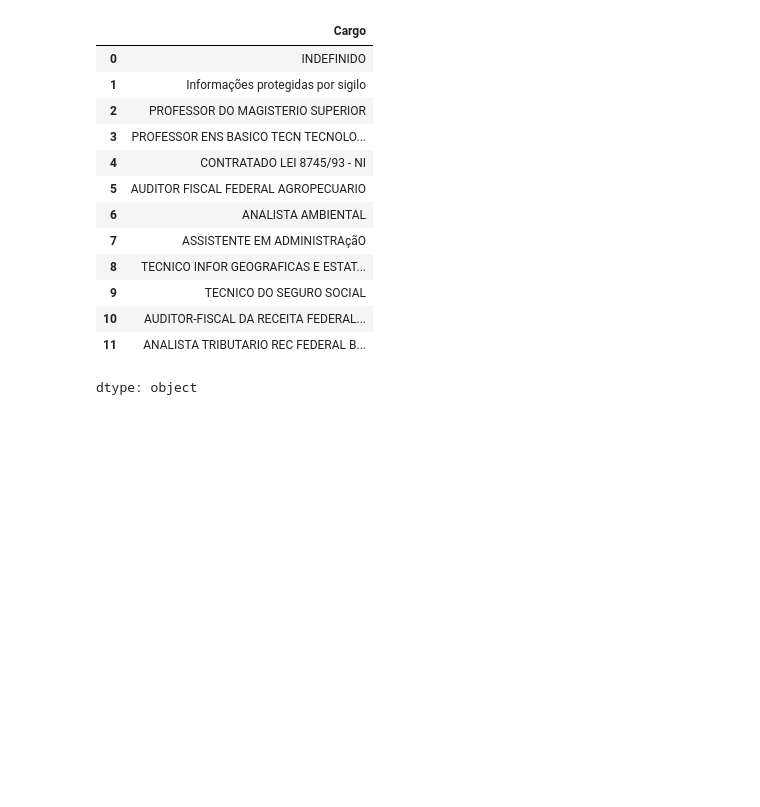
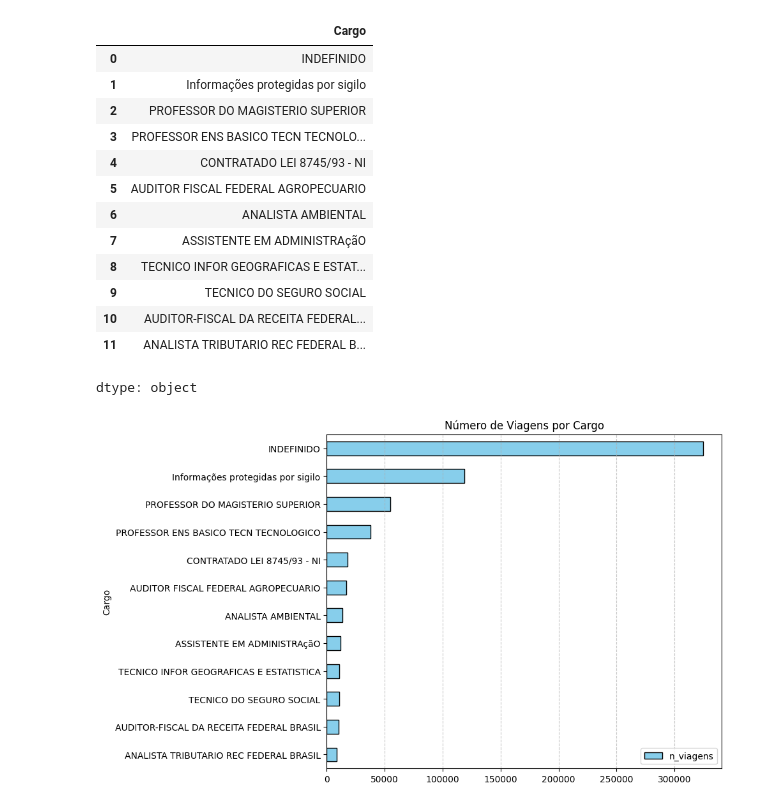
Before and after one commit to GuihJF/python_for_data_analysis, a Jupyter notebook: Data_Test_Python_for_Data.ipynb, the cells around one changed output. Drawn from its saved outputs; the diff is of its cells as text; code cells hidden in the pictures; blank space fills up the shorter version.

```diff
--- a/Data_Test_Python_for_Data.ipynb
+++ b/Data_Test_Python_for_Data.ipynb
@@ -476,3 +476,14 @@ filtro = df_viagens_consolidado['Cargo'].isin(cargos_relevantes)
 # %%
 # Sort the final summary table by number of trips (n_viagens), in ascending order
 df_final = df_final.sort_values(by='n_viagens', ascending=True)
+# %%
+# Create a horizontal bar chart showing the number of trips per job position
+df_final.plot(x='Cargo', y='n_viagens', kind='barh', figsize=(10, 6), color='skyblue', edgecolor='black')
+
+plt.title('Número de Viagens por Cargo')
+plt.ylabel('Cargo')
+plt.tight_layout()
+plt.grid(axis='x', linestyle='--', alpha=0.7)
+plt.show()
+# %% [output]
+[figure, added]
```
Also changed, not shown: parts of 1 cell of this notebook.
